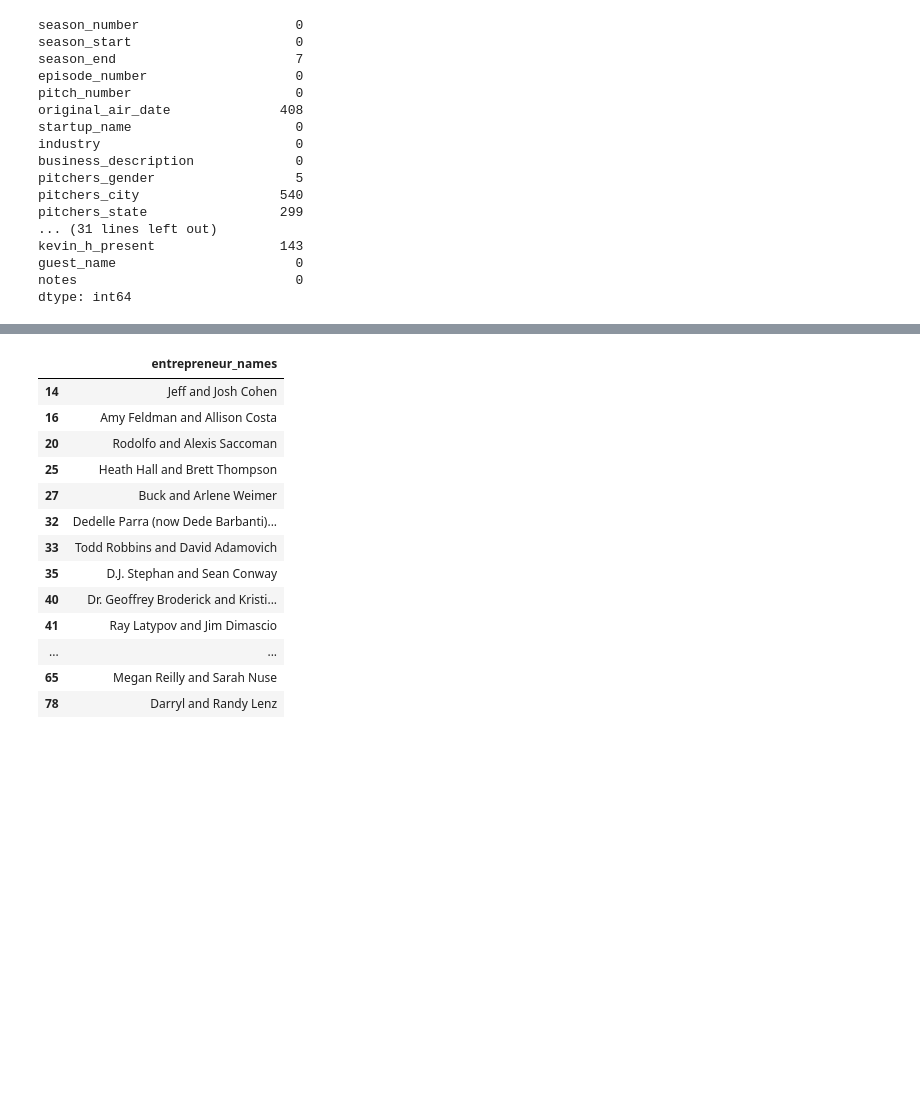
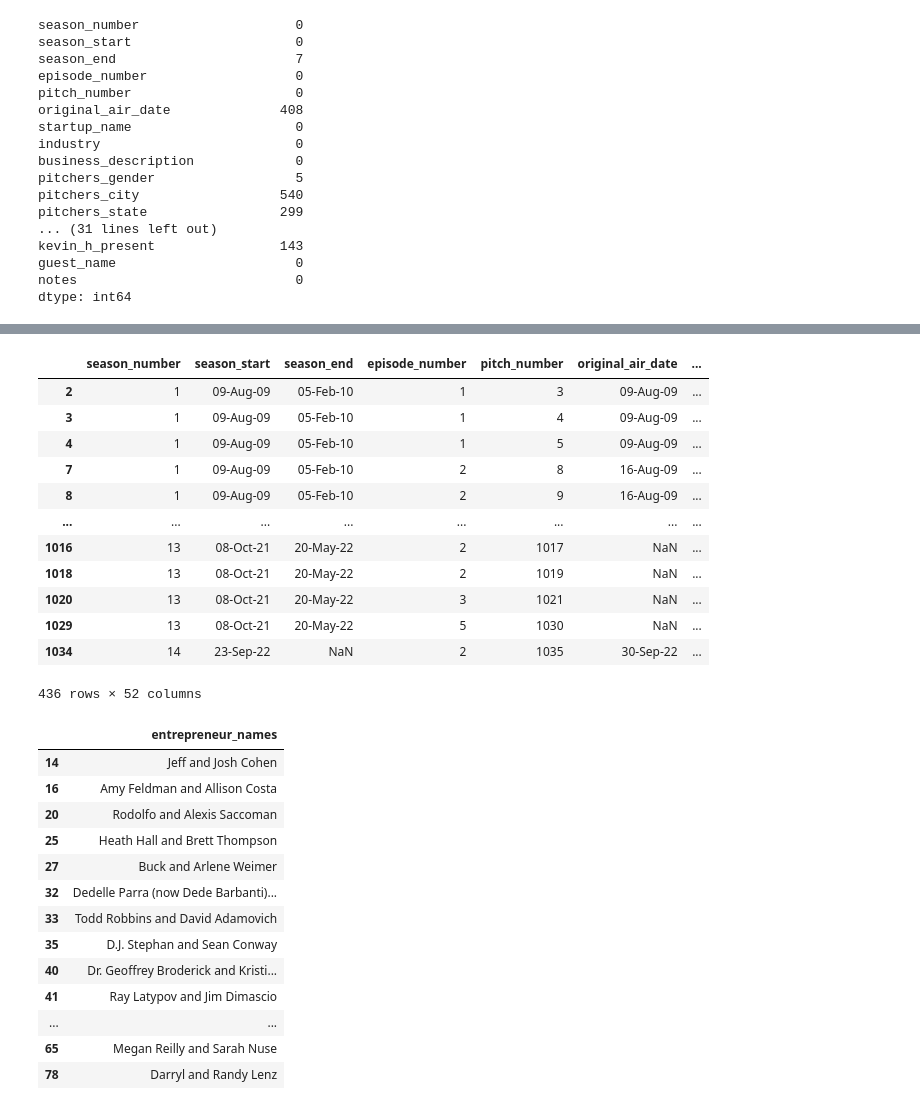
Before and after one commit to CGrannan/shark_tank, a Jupyter notebook: shark_tank.ipynb, the cells around one changed output, grey strips where cells are left out. Drawn from its saved outputs; the diff is of its cells as text; code cells hidden in the pictures; blank space fills up the shorter version.

```diff
--- a/shark_tank.ipynb
+++ b/shark_tank.ipynb
@@ -137,3 +198,19 @@ dtype: int64
+# %%
+df[df.total_deal_amount.isna()]
+# %% [output]
+|  | season_number | season_start | season_end | episode_number | pitch_number | original_air_date | ... |
+| 2 | 1 | 09-Aug-09 | 05-Feb-10 | 1 | 3 | 09-Aug-09 | ... |
+| 3 | 1 | 09-Aug-09 | 05-Feb-10 | 1 | 4 | 09-Aug-09 | ... |
+| 4 | 1 | 09-Aug-09 | 05-Feb-10 | 1 | 5 | 09-Aug-09 | ... |
+| 7 | 1 | 09-Aug-09 | 05-Feb-10 | 2 | 8 | 16-Aug-09 | ... |
+| 8 | 1 | 09-Aug-09 | 05-Feb-10 | 2 | 9 | 16-Aug-09 | ... |
+| ... | ... | ... | ... | ... | ... | ... | ... |
+| 1016 | 13 | 08-Oct-21 | 20-May-22 | 2 | 1017 | NaN | ... |
+| 1018 | 13 | 08-Oct-21 | 20-May-22 | 2 | 1019 | NaN | ... |
+| 1020 | 13 | 08-Oct-21 | 20-May-22 | 3 | 1021 | NaN | ... |
+| 1029 | 13 | 08-Oct-21 | 20-May-22 | 5 | 1030 | NaN | ... |
+| 1034 | 14 | 23-Sep-22 | NaN | 2 | 1035 | 30-Sep-22 | ... |
+436 rows × 52 columns
 # %%
 incomplete_episodes = df[(df.barbara_present.isna())|\
                          (df.mark_present.isna())|\
```
Also changed, not shown: parts of 7 cells of this notebook, 5 other files.
